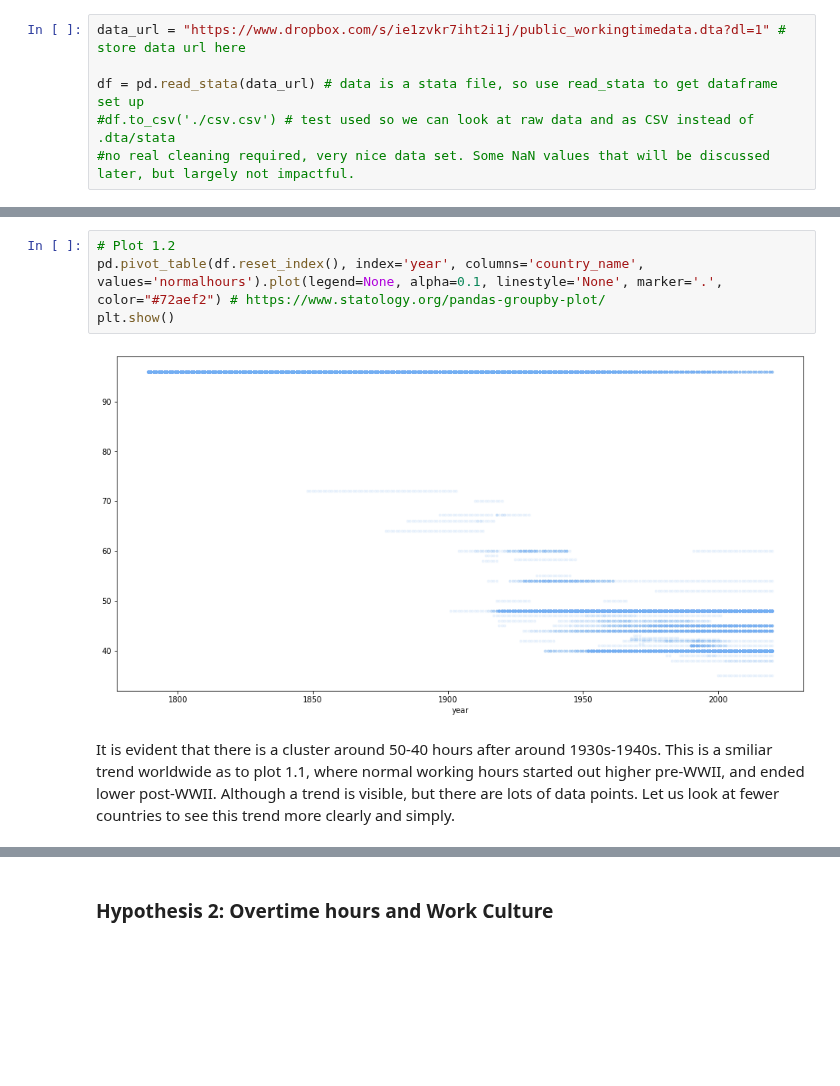
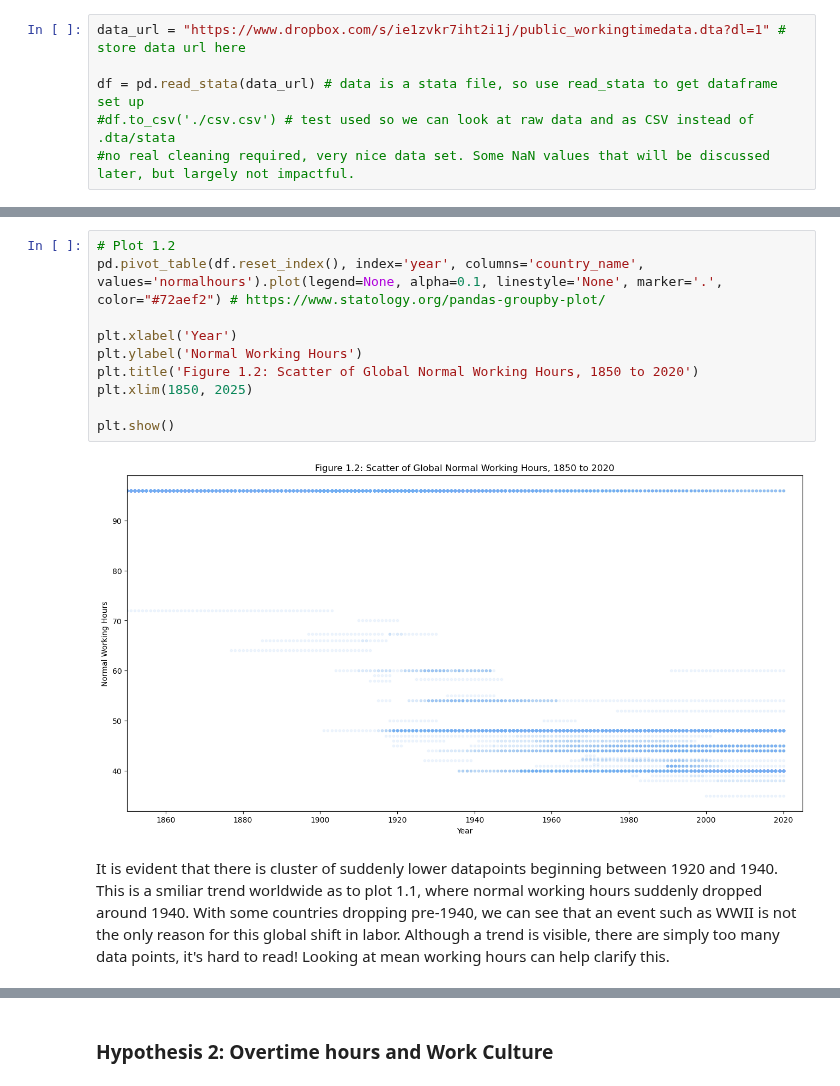
Before and after one commit to trevor-moss/ek121_finalProj, a Jupyter notebook: submission_format.ipynb, the cells around one changed output, grey strips where cells are left out. Cells and saved outputs as stored; diff of their text form; blank space fills up the shorter version.

```diff
--- a/submission_format.ipynb
+++ b/submission_format.ipynb
@@ -70,8 +77,14 @@ As reflected in the plot, we can see that normal working hours in the United Sta
 # %%
 # Plot 1.2
 pd.pivot_table(df.reset_index(), index='year', columns='country_name', values='normalhours').plot(legend=None, alpha=0.1, linestyle='None', marker='.', color="#72aef2") # https://www.statology.org/pandas-groupby-plot/
+
+plt.xlabel('Year')
+plt.ylabel('Normal Working Hours')
+plt.title('Figure 1.2: Scatter of Global Normal Working Hours, 1850 to 2020')
+plt.xlim(1850, 2025)
+
 plt.show()
 # %% [output]
-[figure, old version]
+[figure, new version]
 # %% [markdown]
-It is evident that there is a cluster around 50-40 hours after around 1930s-1940s. This is a smiliar trend worldwide as to plot 1.1, where normal working hours started out higher pre-WWII, and ended lower post-WWII. Although a trend is visible, but there are lots of data points. Let us look at fewer countries to see this trend more clearly and simply.
+It is evident that there is cluster of suddenly lower datapoints beginning between 1920 and 1940. This is a smiliar trend worldwide as to plot 1.1, where normal working hours suddenly dropped around 1940. With some countries dropping pre-1940, we can see that an event such as WWII is not the only reason for this global shift in labor. Although a trend is visible, there are simply too many data points, it's hard to read! Looking at mean working hours can help clarify this.
```
Also changed, not shown: parts of 9 cells of this notebook.
